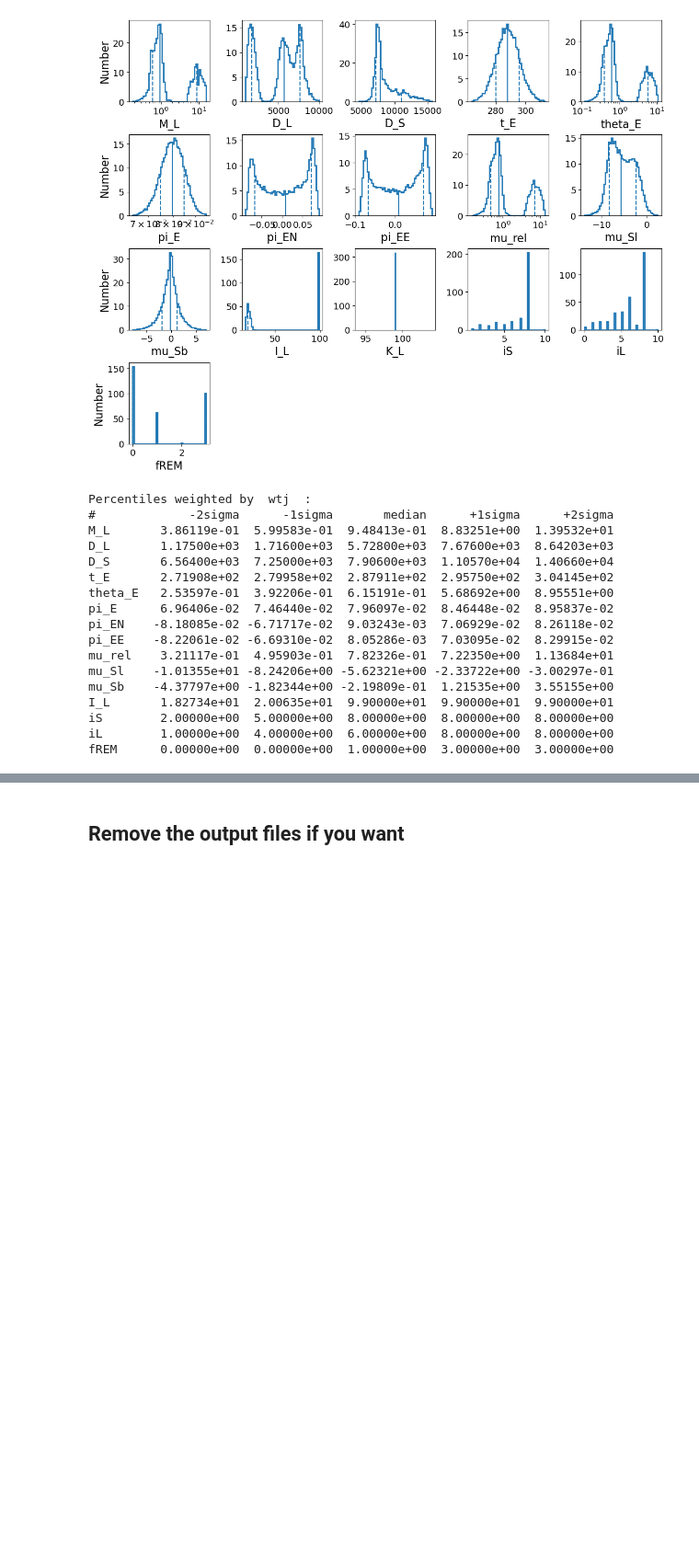
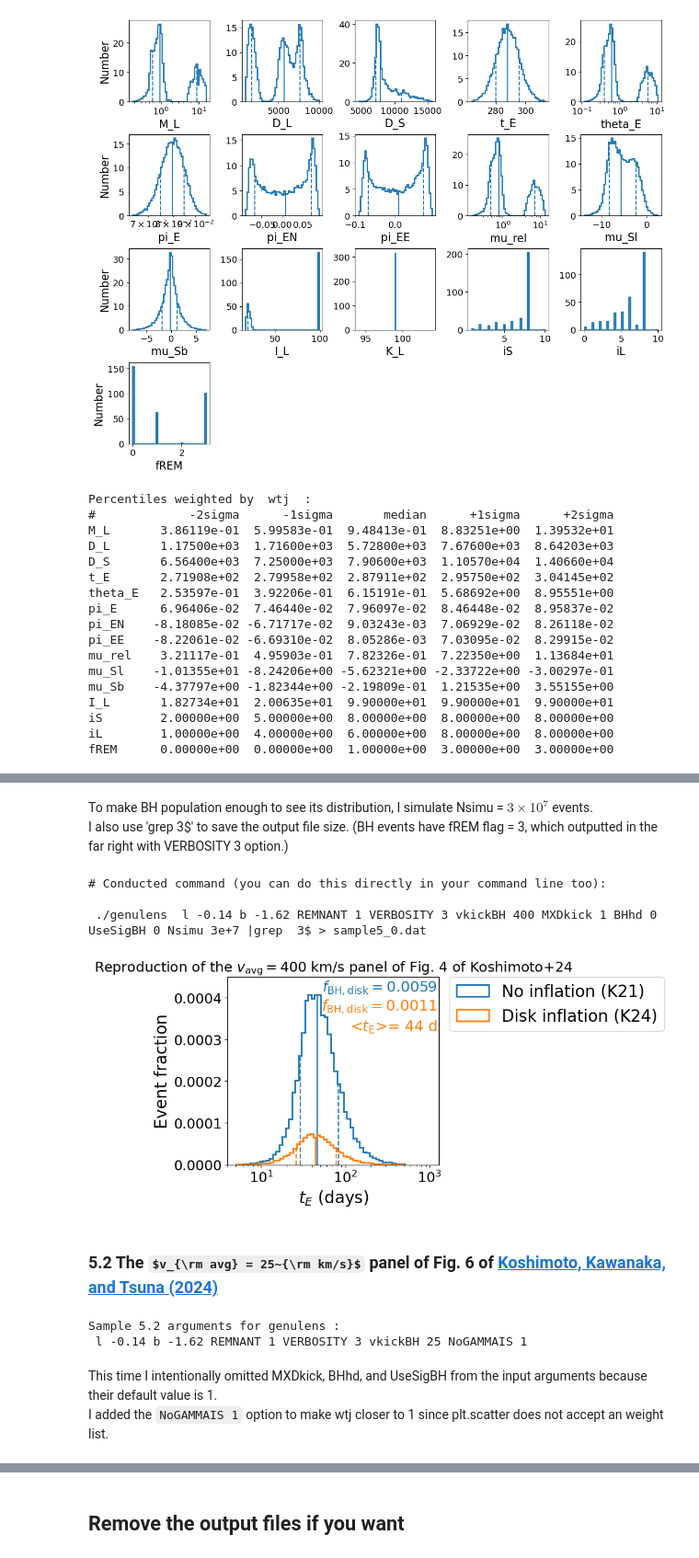
Before and after one commit to nkoshimoto/genulens, a Jupyter notebook: genulens_samples.ipynb, the cells around one changed output, grey strips where cells are left out. Shown at 92% size. Cells and saved outputs as stored; diff of their text form; code cells hidden in the pictures; some formulas as TeX source; blank space fills up the shorter version.

Commit message:
Add BH kick function and Sample 5 in genulens_samples.ipynb

```diff
--- a/genulens_samples.ipynb
+++ b/genulens_samples.ipynb
@@ -111,6 +113,7 @@ def plot_hist_wt (axis, data, col = 'C1', log = 0, label = None, wt = None, NXBI
     for i, xeach in enumerate(xpers) :
         yeach = y[ix_pers[i]]
         axis.vlines(xeach, 0, yeach, ls = lss[i], color = col)
+    return xpers
 
 
 def print_data (file, header, DISP = True, usecols = None) :
@@ -823,0 +883,69 @@ Note that results on a black hole candidate event highly depends on the mass fun
+# %% [markdown]
+To make BH population enough to see its distribution, I simulate Nsimu = $3 \times 10^7$ events.
+I also use 'grep 3$' to save the output file size. (BH events have fREM flag = 3, which outputted in the far right with VERBOSITY 3 option.)
+# %%
+%%time
+# run to output BH events
+Nsimu = ' Nsimu 3e+7'
+header = run_genulens(file5_0, argtxt5_0 + Nsimu, grep = ' 3$')
+header = run_genulens(file5_1, argtxt5_1 + Nsimu, grep = ' 3$')
+# %% [output]
+# Conducted command (you can do this directly in your command line too):
+
+ ./genulens  l -0.14 b -1.62 REMNANT 1 VERBOSITY 3 vkickBH 400 MXDkick 1 BHhd 0 UseSigBH 0 Nsimu 3e+7 |grep  3$ > sample5_0.dat
+# %%
+wts0, tEs0, iLs0, fREMs0 = np.loadtxt(file5_0, usecols=[0, 4, 15, 16], unpack=True)
+wts1, tEs1, iLs1, fREMs1 = np.loadtxt(file5_1, usecols=[0, 4, 15, 16], unpack=True)
+# %%
+Nsimu = 3e+7
+fig = plt.figure(figsize = (4, 4))
+plt.rcParams["font.size"] = 17
+
+xmin, xmax = 4, 1300
+ymin, ymax = 0, 4.5e-04
+ax1 = fig.add_subplot(111)
+tEBH = tEs0[fREMs0 == 3]
+wtBH = wts0[fREMs0 == 3]
+iLBH = iLs0[fREMs0 == 3]
+col = 'C0'
+ll, tEmed0, ul = plot_hist_wt(ax1, tEBH[iLBH < 8], wt = wtBH[iLBH < 8]/Nsimu, log=1,col = col, label = r'No inflation (K21)')
+fBHsum = np.sum(wtBH[iLBH < 8]/Nsimu)
+ax1.text(xmax*(xmin/xmax)**0.01, ymax - 0.08*(ymax-ymin), r'$f_{\rm BH, disk}=$' + '{:.4f}'.format(fBHsum),
+         fontsize = 18, color= col, horizontalalignment='right')
+
+tEBH = tEs1[fREMs1 == 3]
+wtBH = wts1[fREMs1 == 3]
+iLBH = iLs1[fREMs1 == 3]
+col = 'C1'
+ll, tEmed1, ul = plot_hist_wt(ax1, tEBH[iLBH < 8], wt = wtBH[iLBH < 8]/Nsimu, log=1,col = col, label = r'Disk inflation (K24)')
+fBHsum = np.sum(wtBH[iLBH < 8]/Nsimu)
+ax1.text(xmax*(xmin/xmax)**0.01, ymax - 0.18*(ymax-ymin), r'$f_{\rm BH, disk}=$' + '{:.4f}'.format(fBHsum),
+         fontsize = 18, color= col, horizontalalignment='right')
+ax1.text(xmax*(xmin/xmax)**0.01, ymax - 0.29*(ymax-ymin), r'<$t_{\rm E}$>'+'= {:.0f} d'.format(tEmed1),
+         fontsize = 18, color= col, horizontalalignment='right')
+ax1.set_xlim(xmin, xmax)
+ax1.set_ylim(ymin, ymax)
+ax1.set_xlabel(r'$t_E$ (days)', fontsize = 20)
+ax1.set_title(r'Reproduction of the $v_{\rm avg}=$' + '400 km/s panel of Fig. 4 of Koshimoto+24', fontsize = 17)
+ax1.set_ylabel(r'Event fraction', fontsize = 20)
+ax1.legend(fontsize = 20, loc='upper left', bbox_to_anchor=(1.05, 1.00), borderaxespad=0)
+
+fig.subplots_adjust(left=0.05, right=0.95, bottom=0.1, top=0.9, hspace = 0.25, wspace = 0.3)
+# %% [output]
+[figure, added]
+# %% [markdown]
+### 5.2 The $v_{\rm avg} = 25~{\rm km/s}$ panel of Fig. 6 of [Koshimoto, Kawanaka, and Tsuna (2024)](https://ui.adsabs.harvard.edu/abs/2024ApJ...973....5K/abstract)
+# %%
+# Set v_avg = 25 km/s and add NoGAMMAIS option
+argtxt5_2 = argtxt5 + ' vkickBH 25 NoGAMMAIS 1'
+
+print("Sample 5.2 arguments for genulens : ")
+print(argtxt5_2)
+
+file5_2 = 'sample5_2.dat'
+# %% [output]
+Sample 5.2 arguments for genulens :
+ l -0.14 b -1.62 REMNANT 1 VERBOSITY 3 vkickBH 25 NoGAMMAIS 1
+# %% [markdown]
+This time I intentionally omitted MXDkick, BHhd, and UseSigBH from the input arguments because their default value is 1.
+I added the `NoGAMMAIS 1` option to make wtj closer to 1 since plt.scatter does not accept an weight list.
```
Also changed, not shown: parts of 21 cells of this notebook, 1 other file.
